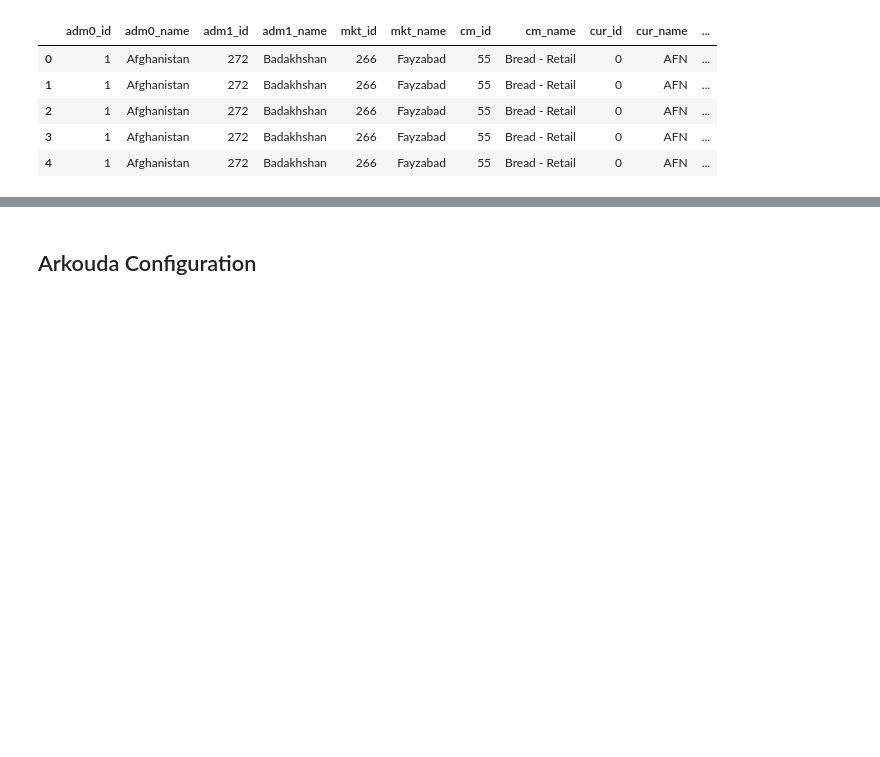
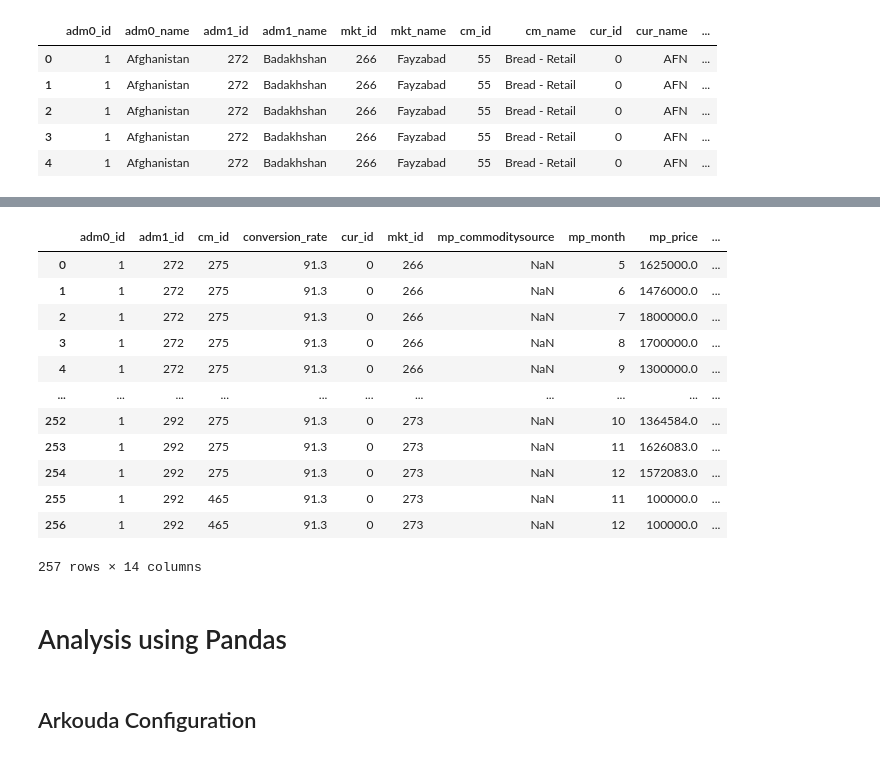
Before and after one commit to narenkhatwani/arkouda-projects, a Jupyter notebook: Notebooks/Global Food Prices Project/Food Price Project.ipynb, the cells around one changed output, grey strips where cells are left out. Cells and saved outputs as stored; diff of their text form; code cells hidden in the pictures; blank space fills up the shorter version.

```diff
--- a/Notebooks/Global Food Prices Project/Food Price Project.ipynb
+++ b/Notebooks/Global Food Prices Project/Food Price Project.ipynb
@@ -235,2 +277,3 @@ Name: adm1_name, Length: 224894, dtype: object
 # %%
-green_from_HDF5 = ak.read_all('/Users/narenkhatwani/Desktop/Resources_arkouda/wfpvam_foodprices_utf8.hdf')
+#reading the hdf5 file
+green_from_HDF5 = ak.read_all('/Users/narenkhatwani/Desktop/Resources/Csv_final_pruned_merged/global_food_clean.hdf')
@@ -253 +308,4 @@ data=green_from_HDF5
+# %%
+#resultant currency conversion
+data['currency_product']=data['mp_price']/data['conversion_rate']
 # %%
@@ -261,2 +314,0 @@ array([272 272 272 ... 1890 1890 1890])
-# %%
-data['test_product']=data['adm0_id']*data['adm1_id']
@@ -266,0 +317,3 @@ array([272 272 272 ... 287280 287280 287280])
+# %%
+exorbitant = ((data['currency_product'] > 1000) & (data['adm0_id'] == 1))
+exdf = pd.DataFrame({k: v[exorbitant].to_ndarray() for k, v in data.items()})
@@ -267,3 +329,21 @@ array([272 272 272 ... 287280 287280 287280])
+# %%
+exdf.merge(df_country_ids,on='adm0_id',how='left')
+# %% [output]
+|  | adm0_id | adm1_id | cm_id | conversion_rate | cur_id | mkt_id | mp_commoditysource | mp_month | mp_price | ... |
+| 0 | 1 | 272 | 275 | 91.3 | 0 | 266 | NaN | 5 | 1625000.0 | ... |
+| 1 | 1 | 272 | 275 | 91.3 | 0 | 266 | NaN | 6 | 1476000.0 | ... |
+| 2 | 1 | 272 | 275 | 91.3 | 0 | 266 | NaN | 7 | 1800000.0 | ... |
+| 3 | 1 | 272 | 275 | 91.3 | 0 | 266 | NaN | 8 | 1700000.0 | ... |
+| 4 | 1 | 272 | 275 | 91.3 | 0 | 266 | NaN | 9 | 1300000.0 | ... |
+| ... | ... | ... | ... | ... | ... | ... | ... | ... | ... | ... |
+| 252 | 1 | 292 | 275 | 91.3 | 0 | 273 | NaN | 10 | 1364584.0 | ... |
+| 253 | 1 | 292 | 275 | 91.3 | 0 | 273 | NaN | 11 | 1626083.0 | ... |
+| 254 | 1 | 292 | 275 | 91.3 | 0 | 273 | NaN | 12 | 1572083.0 | ... |
+| 255 | 1 | 292 | 465 | 91.3 | 0 | 273 | NaN | 11 | 100000.0 | ... |
+| 256 | 1 | 292 | 465 | 91.3 | 0 | 273 | NaN | 12 | 100000.0 | ... |
+257 rows × 14 columns
+# %% [markdown]
+# Analysis using Pandas
 # %% [markdown]
 ## Arkouda Configuration
 # %%
```
Also changed, not shown: parts of 19 cells of this notebook, 3 other files.
